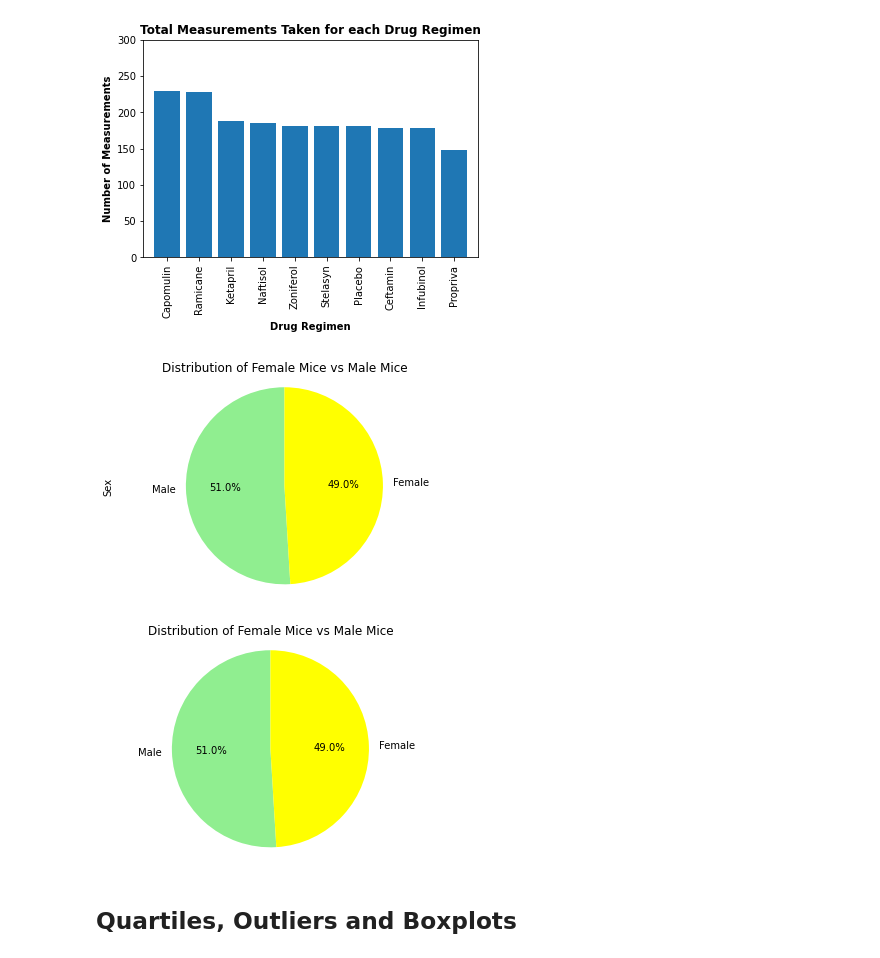
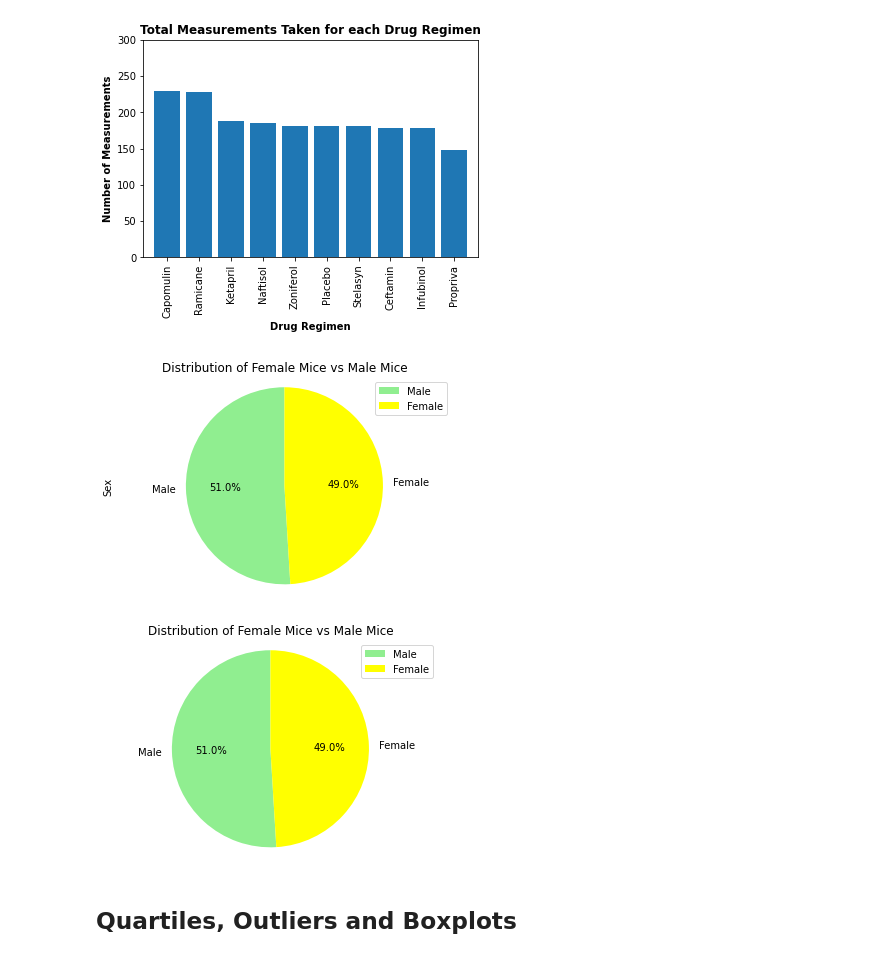
Before and after one commit to fromjandp/Pymaceuticals-Challenge, a Jupyter notebook: pymaceuticals_starter.ipynb, the cells around one changed output. Saved outputs shown, nothing was run; the diff lists cells and outputs as text; code cells hidden in the pictures.

Commit message:
Added legend to the Pies

```diff
--- a/pymaceuticals_starter.ipynb
+++ b/pymaceuticals_starter.ipynb
@@ -188,22 +188,24 @@ sex_counts = clean_mouse_data["Sex"].value_counts()
 sex_counts.plot.pie(y= "Sex", autopct="%1.1f%%", title = "Distribution of Female Mice vs Male Mice",
                     colors = ["lightgreen", "yellow"], startangle=90)
 
+plt.legend()
 plt.axis("equal")
 plt.show()
 # %% [output]
-[figure, old version]
+[figure, new version]
 # %%
 # Generate a pie plot showing the distribution of female versus male mice using pyplot
 
 plt.pie(sex_counts.values, labels=sex_counts.index.values, autopct="%1.1f%%",
         colors = ["lightgreen", "yellow"], startangle=90)
 
 plt.title("Distribution of Female Mice vs Male Mice", fontweight = "medium", fontsize = "12")
+plt.legend()
 
 plt.axis("equal")
 plt.show()
 # %% [output]
-[figure, old version]
+[figure, new version]
 # %% [markdown]
 ## Quartiles, Outliers and Boxplots
 # %%
```
Also changed, not shown: parts of 4 cells of this notebook.
